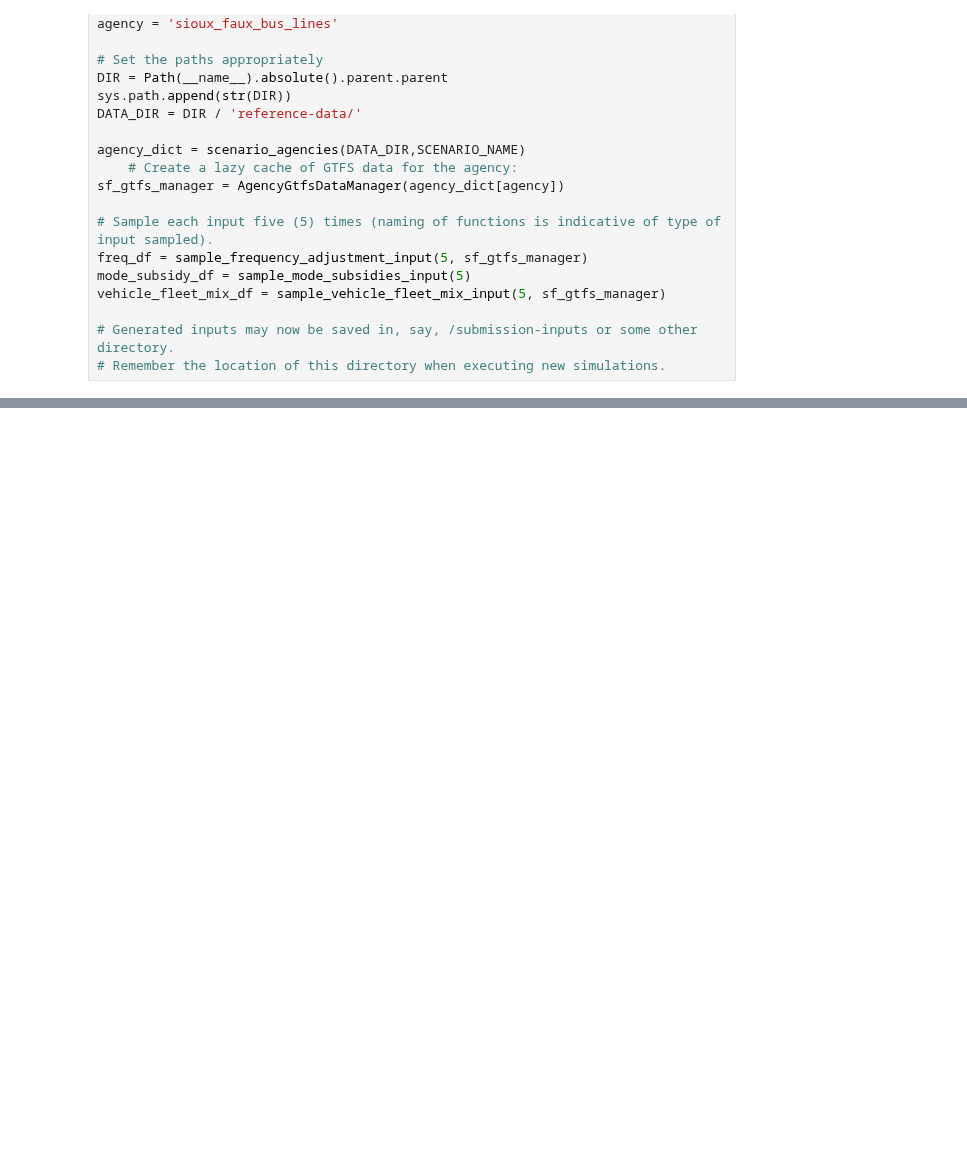
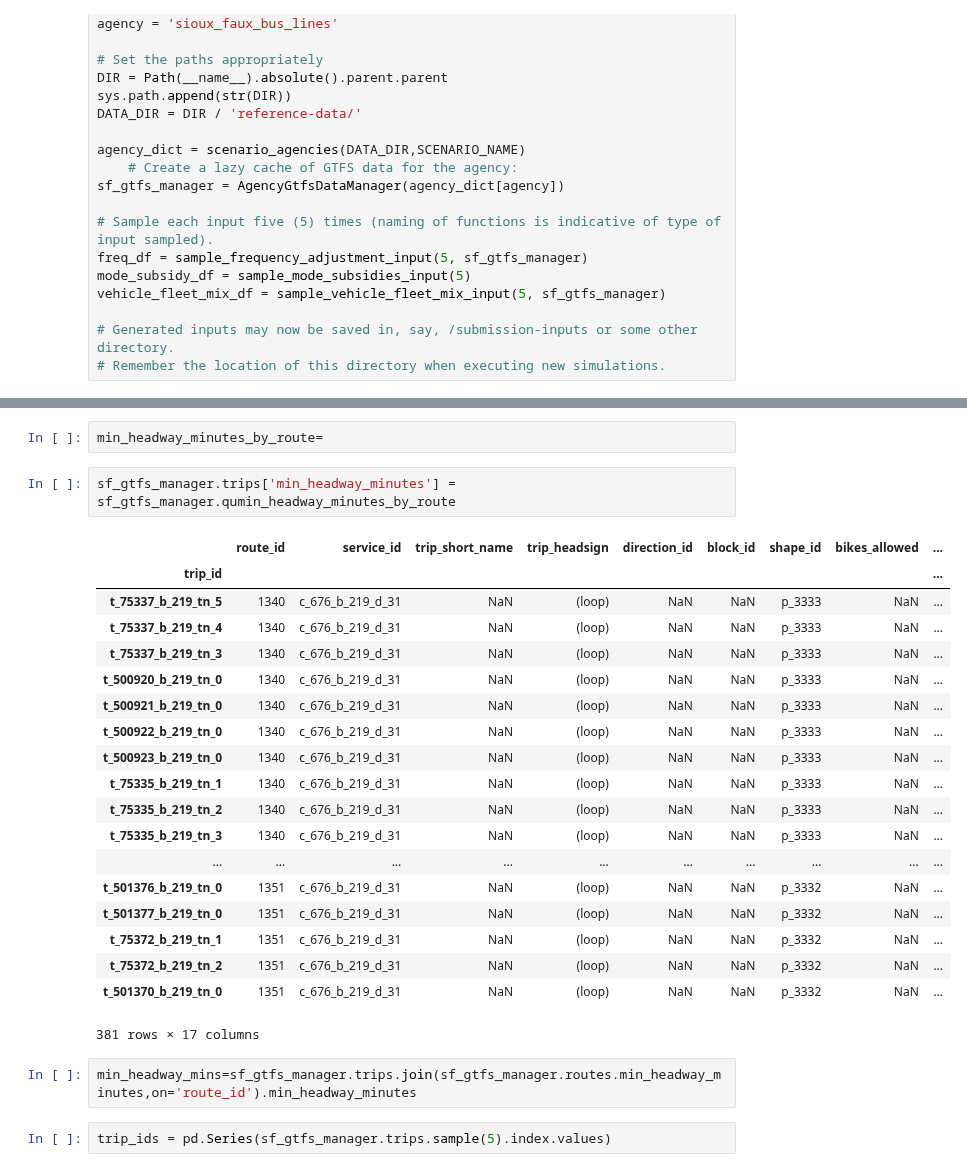
Before and after one commit to bistro-its-berkeley/BISTRO-Starter-Kit, a Jupyter notebook: examples/Starter Kit Utilities Tutorial.ipynb, the cells around one changed output, grey strips where cells are left out. Drawn from its saved outputs; the diff is of its cells as text; blank space fills up the shorter version.

```diff
--- a/examples/Starter Kit Utilities Tutorial.ipynb
+++ b/examples/Starter Kit Utilities Tutorial.ipynb
@@ -125,0 +111,28 @@ vehicle_fleet_mix_df
+# %%
+min_headway_minutes_by_route=
+# %%
+sf_gtfs_manager.trips['min_headway_minutes'] = sf_gtfs_manager.qumin_headway_minutes_by_route
+# %% [output]
+|  | route_id | service_id | trip_short_name | trip_headsign | direction_id | block_id | shape_id | bikes_allowed | ... |
+| trip_id |  |  |  |  |  |  |  |  | ... |
+| t_75337_b_219_tn_5 | 1340 | c_676_b_219_d_31 | NaN | (loop) | NaN | NaN | p_3333 | NaN | ... |
+| t_75337_b_219_tn_4 | 1340 | c_676_b_219_d_31 | NaN | (loop) | NaN | NaN | p_3333 | NaN | ... |
+| t_75337_b_219_tn_3 | 1340 | c_676_b_219_d_31 | NaN | (loop) | NaN | NaN | p_3333 | NaN | ... |
+| t_500920_b_219_tn_0 | 1340 | c_676_b_219_d_31 | NaN | (loop) | NaN | NaN | p_3333 | NaN | ... |
+| t_500921_b_219_tn_0 | 1340 | c_676_b_219_d_31 | NaN | (loop) | NaN | NaN | p_3333 | NaN | ... |
+| t_500922_b_219_tn_0 | 1340 | c_676_b_219_d_31 | NaN | (loop) | NaN | NaN | p_3333 | NaN | ... |
+| t_500923_b_219_tn_0 | 1340 | c_676_b_219_d_31 | NaN | (loop) | NaN | NaN | p_3333 | NaN | ... |
+| t_75335_b_219_tn_1 | 1340 | c_676_b_219_d_31 | NaN | (loop) | NaN | NaN | p_3333 | NaN | ... |
+| t_75335_b_219_tn_2 | 1340 | c_676_b_219_d_31 | NaN | (loop) | NaN | NaN | p_3333 | NaN | ... |
+| t_75335_b_219_tn_3 | 1340 | c_676_b_219_d_31 | NaN | (loop) | NaN | NaN | p_3333 | NaN | ... |
+| ... | ... | ... | ... | ... | ... | ... | ... | ... | ... |
+| t_501376_b_219_tn_0 | 1351 | c_676_b_219_d_31 | NaN | (loop) | NaN | NaN | p_3332 | NaN | ... |
+| t_501377_b_219_tn_0 | 1351 | c_676_b_219_d_31 | NaN | (loop) | NaN | NaN | p_3332 | NaN | ... |
+| t_75372_b_219_tn_1 | 1351 | c_676_b_219_d_31 | NaN | (loop) | NaN | NaN | p_3332 | NaN | ... |
+| t_75372_b_219_tn_2 | 1351 | c_676_b_219_d_31 | NaN | (loop) | NaN | NaN | p_3332 | NaN | ... |
+| t_501370_b_219_tn_0 | 1351 | c_676_b_219_d_31 | NaN | (loop) | NaN | NaN | p_3332 | NaN | ... |
+381 rows × 17 columns
+# %%
+min_headway_mins=sf_gtfs_manager.trips.join(sf_gtfs_manager.routes.min_headway_minutes,on='route_id').min_headway_minutes
+# %%
+trip_ids = pd.Series(sf_gtfs_manager.trips.sample(5).index.values)
```
Also changed, not shown: parts of 6 cells of this notebook, 1 other file.
